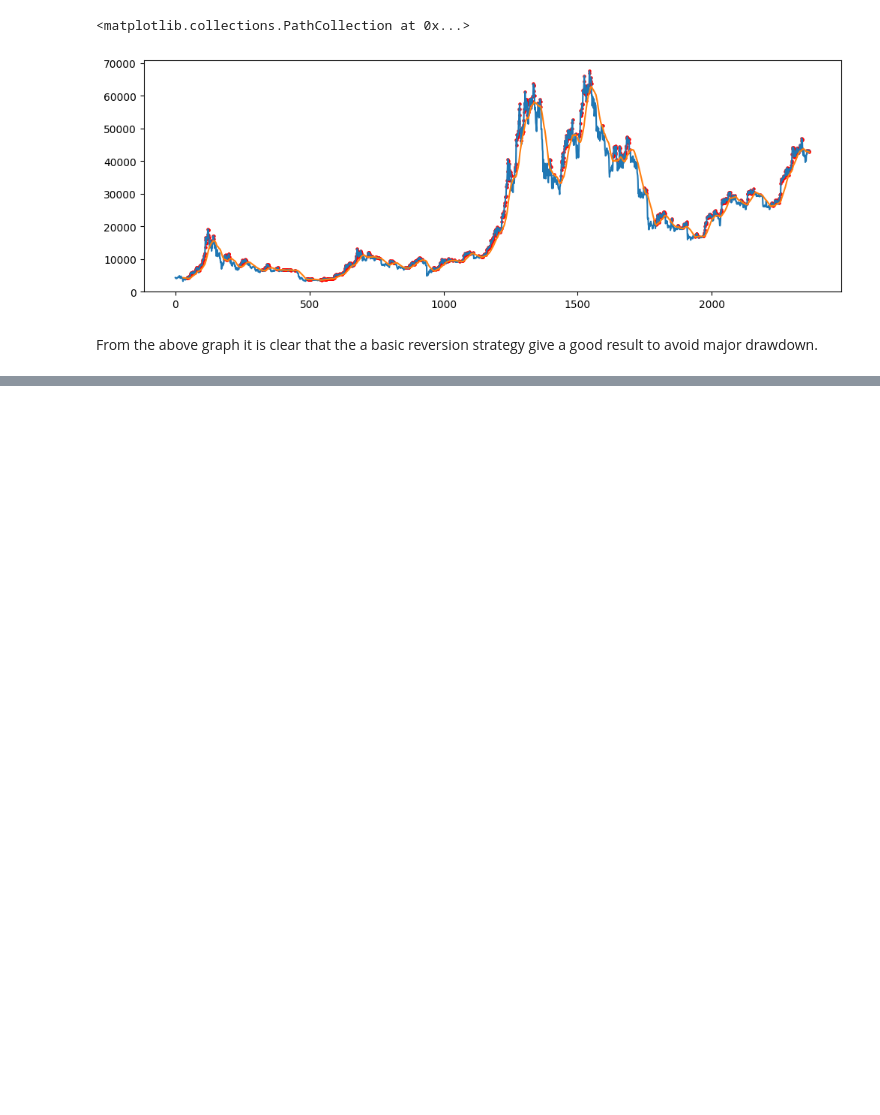
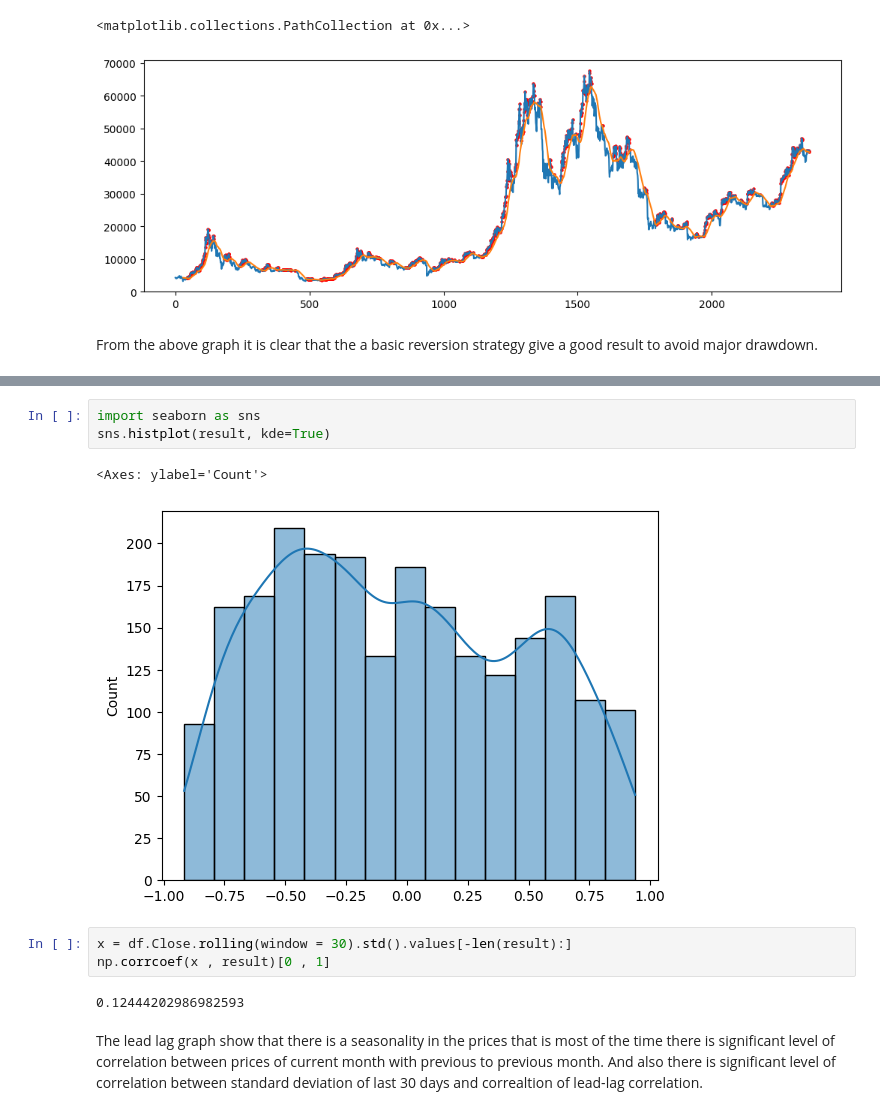
Before and after one commit to Saransh-Bhandari/ray_implementation, a Jupyter notebook: Untitled3.ipynb, the cells around one changed output, grey strips where cells are left out. Drawn from its saved outputs; the diff is of its cells as text; blank space fills up the shorter version.

```diff
--- a/Untitled3.ipynb
+++ b/Untitled3.ipynb
@@ -289,0 +316,13 @@ print(f' Max returns in{(df.Close.pct_change().max())}')
+# %%
+import seaborn as sns
+sns.histplot(result, kde=True)
+# %% [output]
+<Axes: ylabel='Count'>
+[figure, added]
+# %%
+x = df.Close.rolling(window = 30).std().values[-len(result):]
+np.corrcoef(x , result)[0 , 1]
+# %% [output]
+0.12444202986982593
+# %% [markdown]
+The lead lag graph show that there is a seasonality in the prices that is most of the time there is significant level of correlation between prices of current month with previous to previous month. And also there is significant level of correlation between standard deviation of last 30 days and correaltion of lead-lag correlation.
```
Also changed, not shown: parts of 14 cells of this notebook.
